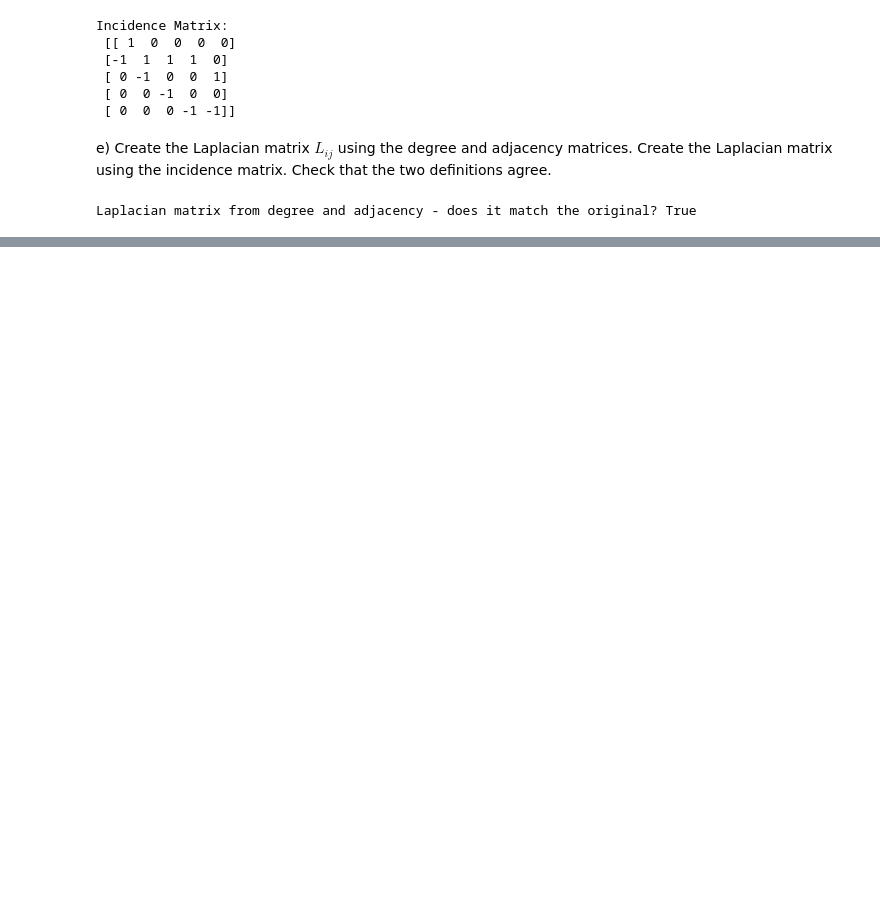
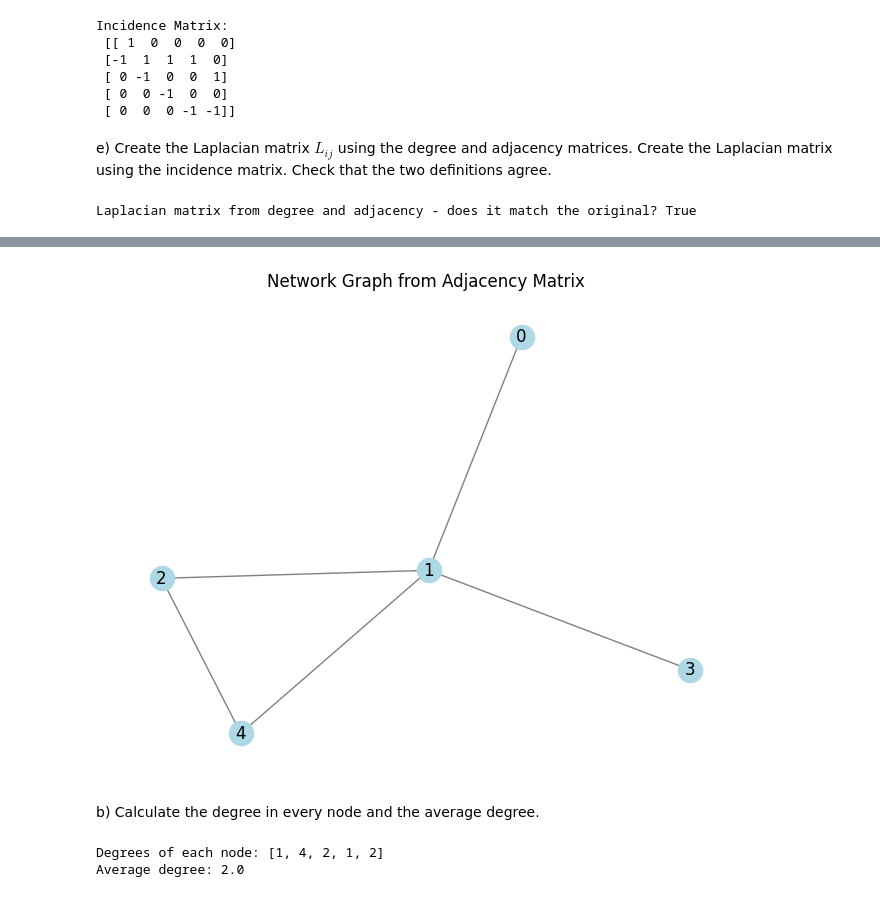
Before and after one commit to mathilderask/IEG_46770, a Jupyter notebook: Lec4/Week_4_M.ipynb, the cells around one changed output, grey strips where cells are left out. Cells and saved outputs as stored; diff of their text form; code cells hidden in the pictures; blank space fills up the shorter version.

```diff
--- a/Lec4/Week_4_M.ipynb
+++ b/Lec4/Week_4_M.ipynb
@@ -173,0 +179,22 @@ Laplacian matrix from degree and adjacency - does it match the original? True
+# %%
+import networkx as nx
+import matplotlib.pyplot as plt
+
+G = nx.from_numpy_array(adjacency_matrix)
+
+# Make a plot of the network
+nx.draw(G, with_labels=True, node_color='lightblue', edge_color='gray')
+plt.title("Network Graph from Adjacency Matrix")
+plt.show()
+# %% [output]
+[figure, added]
+# %% [markdown]
+b) Calculate the degree in every node and the average degree.
+# %%
+# b) Calculate the degree in every node and the average degree.
+degrees = [G.degree(node) for node in G.nodes()]
+print("Degrees of each node:", degrees)
+print("Average degree:", np.mean(degrees))
+# %% [output]
+Degrees of each node: [1, 4, 2, 1, 2]
+Average degree: 2.0
```
Also changed, not shown: parts of 8 cells of this notebook.
